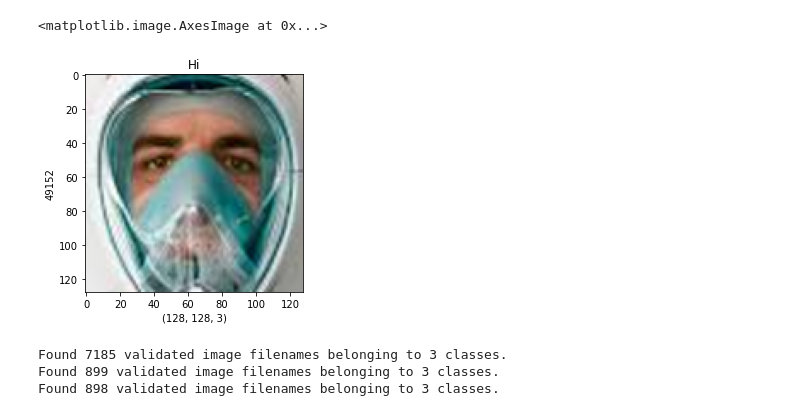
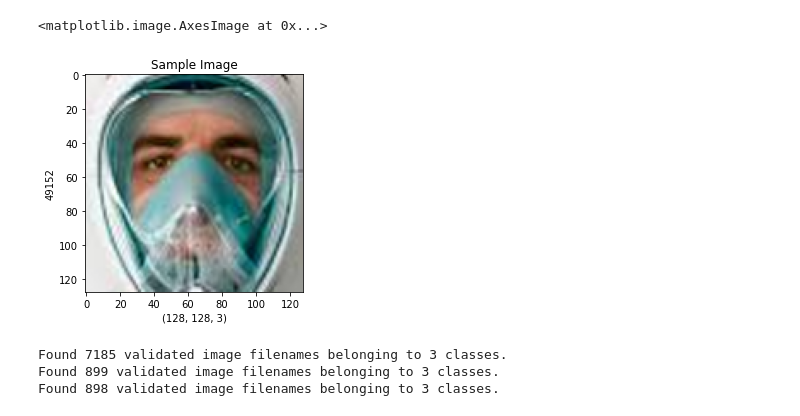
Before and after one commit to michael-k-goff/facemask, a Jupyter notebook: exploration.ipynb, the cells around one changed output. Drawn from its saved outputs; the diff is of its cells as text; code cells hidden in the pictures.

```diff
--- a/exploration.ipynb
+++ b/exploration.ipynb
@@ -17,21 +22,20 @@ import numpy as np
 # %%
 # An example of reading in and displaying an image
-# See https://www.kaggle.com/brsdincer/mask-prediction-process-end-to-end
 
 filename = "./Dataset/with_mask/1.png"
 img = cv2.imread(filename)
 # The flag cv2.COLOR_BGR2RGB is necessary because OpenCV and the way these PNG files are stored have different
 # conventions for the ordering of colors.
 Transformation_RGB = cv2.cvtColor(img,cv2.COLOR_BGR2RGB)
 
 plt.xlabel(Transformation_RGB.shape)
 plt.ylabel(Transformation_RGB.size)
-plt.title("Hi")
+plt.title("Sample Image")
 
 plt.imshow(Transformation_RGB)
 # %% [output]
 <matplotlib.image.AxesImage at 0x...>
-[figure, old version]
+[figure, new version]
 # %%
 # Put the image data (filenames and labels) into a pandas dataframe.
 folders = ["with_mask","without_mask","mask_weared_incorrect"]
```
Also changed, not shown: parts of 12 cells of this notebook, 2 other files.
